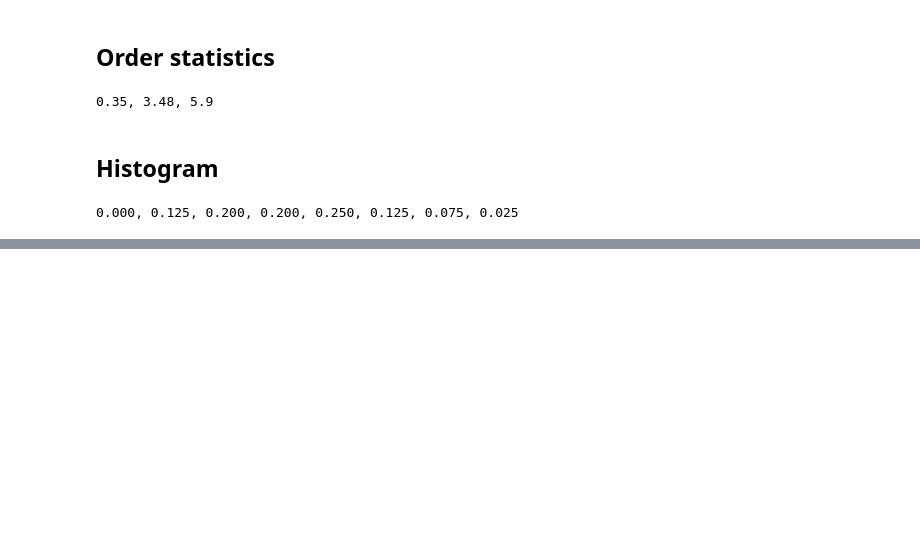
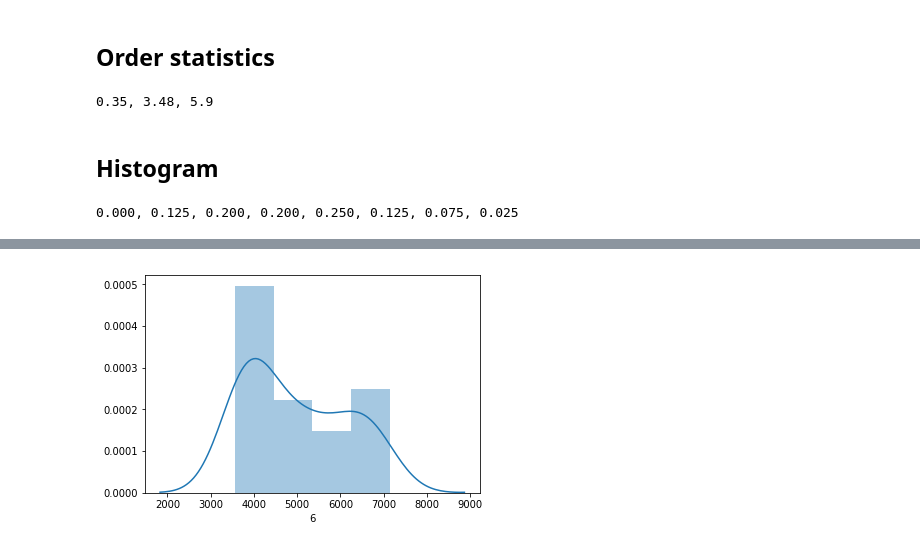
Before and after one commit to denklewer/stepik-statistics, a Jupyter notebook: descriptive_statistics.ipynb, the cells around one changed output, grey strips where cells are left out. Saved outputs shown, nothing was run; the diff lists cells and outputs as text; code cells hidden in the pictures; blank space fills up the shorter version.

```diff
--- a/descriptive_statistics.ipynb
+++ b/descriptive_statistics.ipynb
@@ -20,0 +132,4 @@ print(', '.join(formattedList))
+# %%
+sns.distplot(df2['6']);
+# %% [output]
+[figure, added]
```
Also changed, not shown: parts of 46 cells of this notebook, 3 other files.
